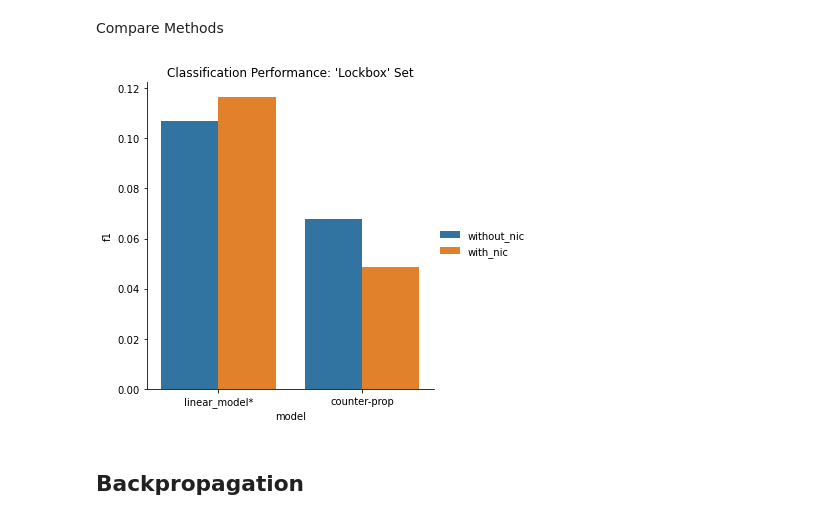
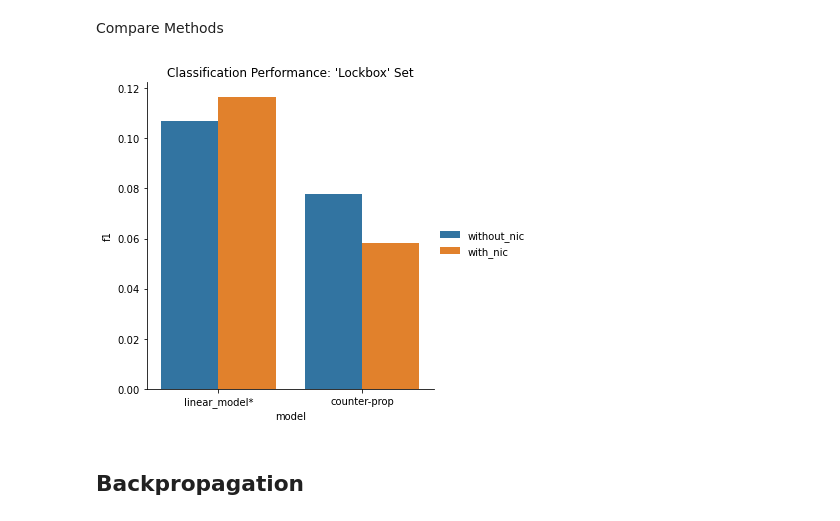
Before and after one commit to ajbarrows/tcors_ub, a Jupyter notebook: src/notebooks/tcors_analysis.ipynb, the cells around one changed output. Saved outputs shown, nothing was run; the diff lists cells and outputs as text; code cells hidden in the pictures.

```diff
--- a/src/notebooks/tcors_analysis.ipynb
+++ b/src/notebooks/tcors_analysis.ipynb
@@ -465,25 +465,25 @@ Compare Methods
 # %%
 # lm_f1 = pd.DataFrame(
 #     {
 #         "f1" : [without_nic.clf_mets, with_nic.clf_mets],
 #         "label" : ["without_nic", "with_nic"],
 #         "model" : ['linear_model*', 'linear_model*']
 #     }
 # )
 
 cprop_f1 = pd.DataFrame(
     {
-        "f1" : [preds_nonic.f1_pred2, preds_nic.f1_pred2],
+        "f1" : [preds_nonic_fixed.f1_pred2, preds_nic_fixed.f1_pred2],
         "label" : ["without_nic", "with_nic"],
         "model" : ['counter-prop', 'counter-prop']
     }
 )
 
 clf_plt(pd.concat([lm_f1, cprop_f1]))
 # plt.tight_layout()
 plt.savefig(fname = "../../reports/figures/clf_perf_twomtd.png", dpi = 300, bbox_inches='tight')
 # %% [output]
-[figure, old version]
+[figure, new version]
 # %% [markdown]
 ## Backpropagation
 # %%
```
Also changed, not shown: parts of 6 cells of this notebook, 6 other files.
